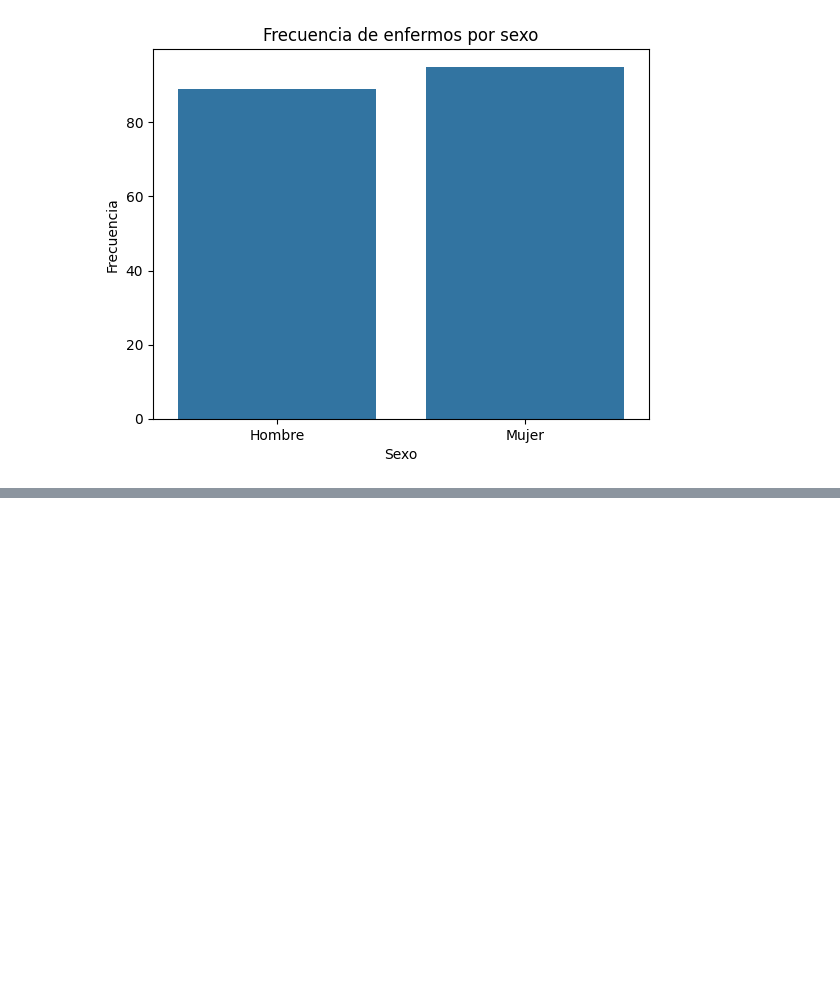
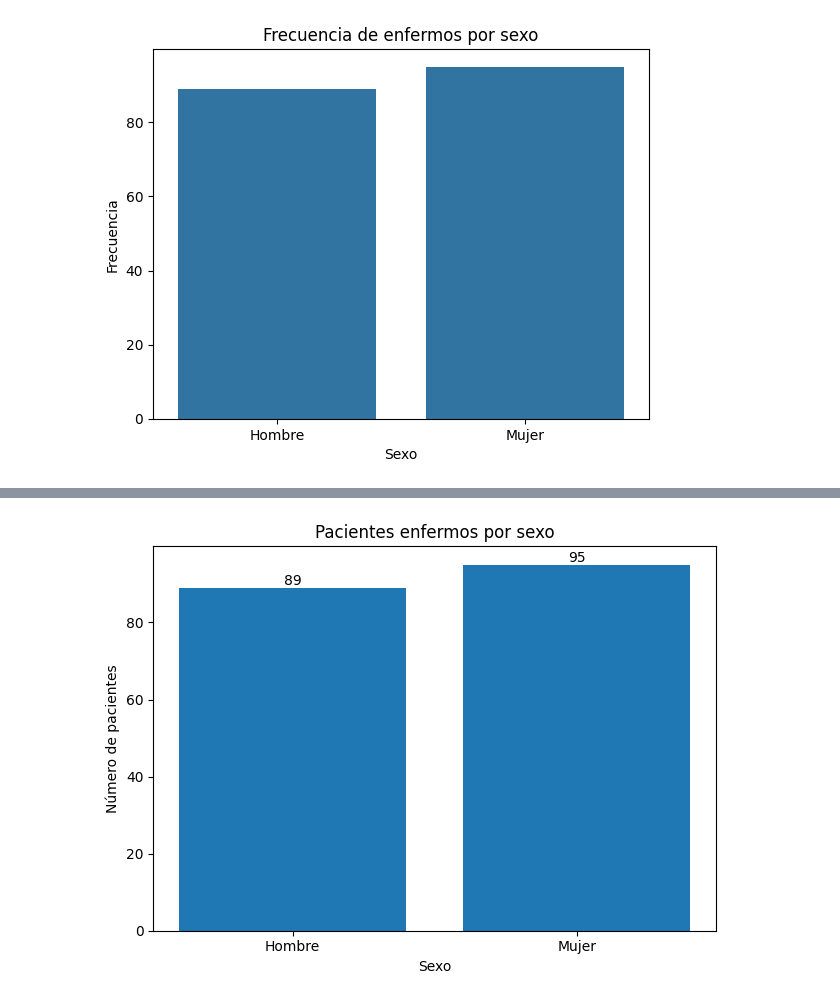
Before and after one commit to Matador108117/proyectop1ia, a Jupyter notebook: Proyecto1.ipynb, the cells around one changed output, grey strips where cells are left out. Cells and saved outputs as stored; diff of their text form; code cells hidden in the pictures; blank space fills up the shorter version.

```diff
--- a/Proyecto1.ipynb
+++ b/Proyecto1.ipynb
@@ -185,0 +236,16 @@ plt.show()
+# %%
+enfermos = df[df["Enfermo_COVID"] == "Sí"]
+conteo = (
+    enfermos["Sexo"].value_counts().reindex(["Hombre", "Mujer"]).fillna(0).astype(int)
+)
+plt.figure()
+plt.bar(conteo.index, conteo.values)
+plt.title("Pacientes enfermos por sexo")
+plt.xlabel("Sexo")
+plt.ylabel("Número de pacientes")
+for x, y in zip(conteo.index, conteo.values):
+    plt.text(x, y, str(y), ha="center", va="bottom")
+plt.tight_layout()
+plt.show()
+# %% [output]
+[figure, added]
```
Also changed, not shown: parts of 23 cells of this notebook.
